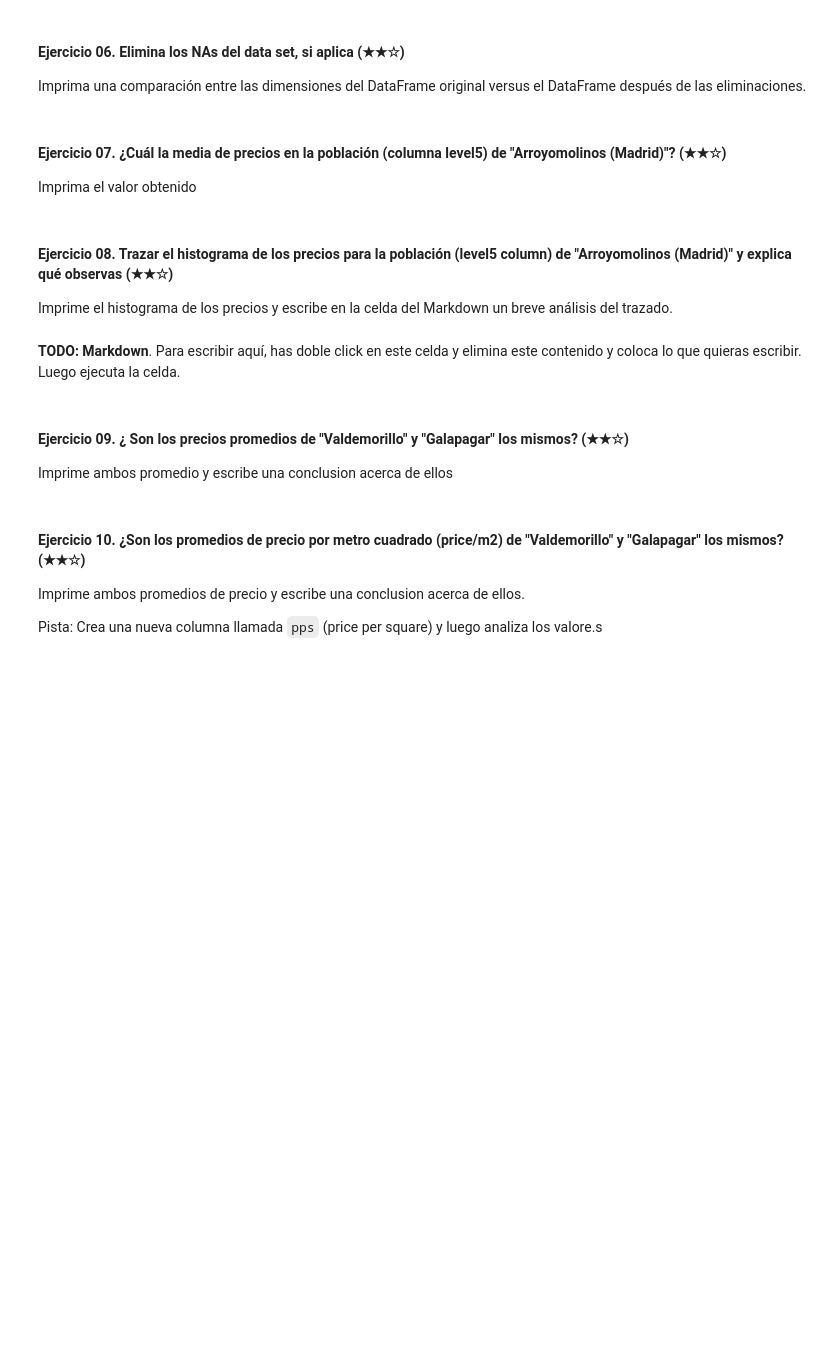
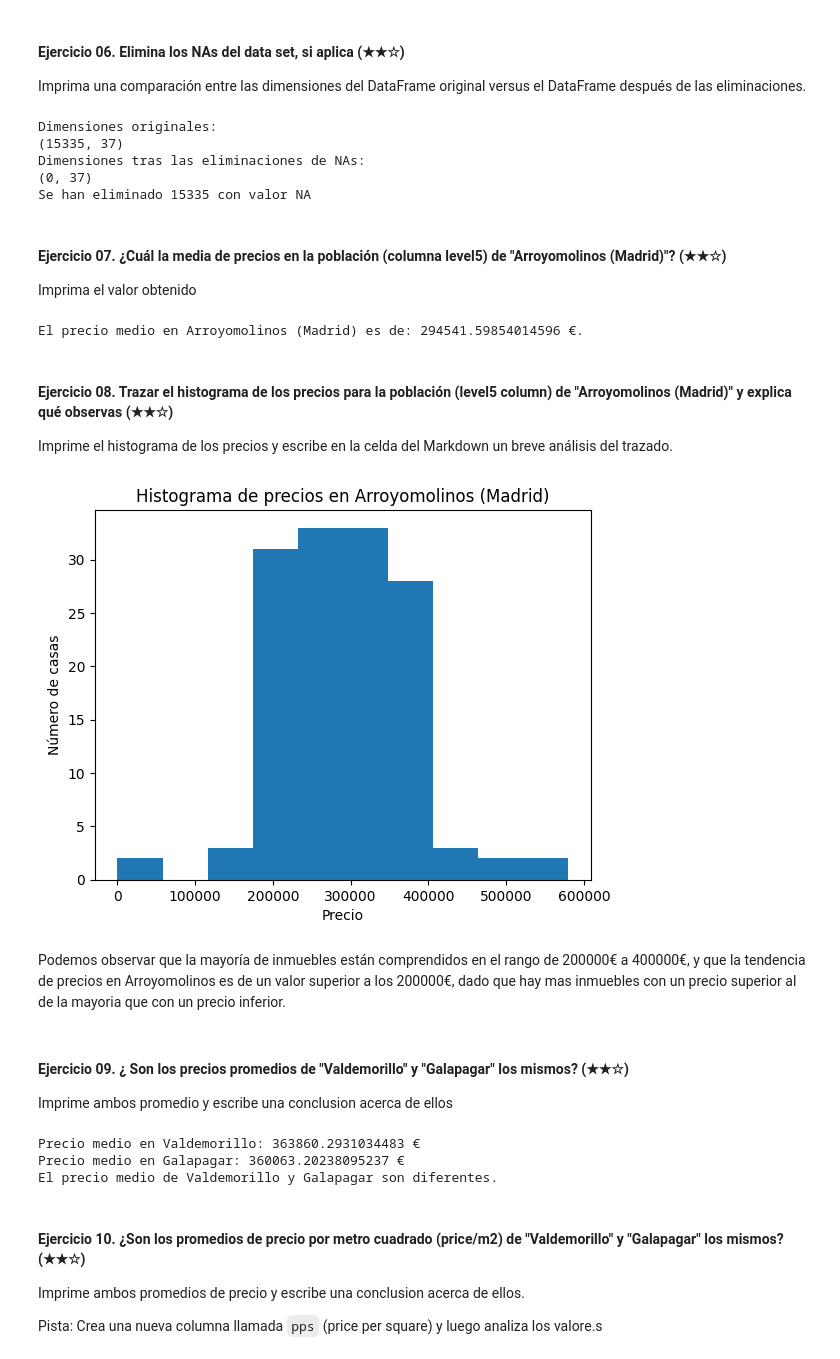
Before and after one commit to Xingha0/realestate-datacleanup-exercise, a Jupyter notebook: project.es.ipynb, the cells around one changed output. Saved outputs shown, nothing was run; the diff lists cells and outputs as text; code cells hidden in the pictures; blank space fills up the shorter version.

```diff
--- a/project.es.ipynb
+++ b/project.es.ipynb
@@ -81,27 +150,78 @@ Imprima un booleano (`true` o `fase`) seguido de la fila/columna que contiene el
 
 Imprima una comparación entre las dimensiones del DataFrame original versus el DataFrame después de las eliminaciones.
 # %%
-# TODO
+# Antes de borrar NAs, necesitamos el dato original
+originaldim_ds = ds.shape
+print("Dimensiones originales:")
+print(originaldim_ds)
+
+# Eliminamos NAs
+nona_ds = ds.dropna()
+
+# Obtenemos el dato tras las eliminaciones
+nonadim_ds = nona_ds.shape
+print("Dimensiones tras las eliminaciones de NAs:")
+print(nonadim_ds)
+
+# Comparamos resultados
+comp_nadeleted = originaldim_ds[0] - nonadim_ds[0]
+print("Se han eliminado", comp_nadeleted, "con valor NA"  )
+# %% [output]
+Dimensiones originales:
+(15335, 37)
+Dimensiones tras las eliminaciones de NAs:
+(0, 37)
+Se han eliminado 15335 con valor NA
 # %% [markdown]
 #### Ejercicio 07. ¿Cuál la media de precios en la población (columna level5) de "Arroyomolinos (Madrid)"? (★★☆)
 
 Imprima el valor obtenido
 # %%
-# TODO
+#
+arroyomolinos_lvl5 = ds[ds["level5"] == "Arroyomolinos (Madrid)"]
+arroyomolinos_lvl5_med = arroyomolinos_lvl5["price"].mean()
+print("El precio medio en Arroyomolinos (Madrid) es de:", arroyomolinos_lvl5_med,"€.")
+# %% [output]
+El precio medio en Arroyomolinos (Madrid) es de: 294541.59854014596 €.
 # %% [markdown]
 #### Ejercicio 08. Trazar el histograma de los precios para la población (level5 column) de "Arroyomolinos (Madrid)" y explica qué observas (★★☆)
 
 Imprime el histograma de los precios y escribe en la celda del Markdown un breve análisis del trazado.
 # %%
-# TODO: Code
+#
+arroyomolinos_precio = arroyomolinos_lvl5["price"]
+
+plt.title("Histograma de precios en Arroyomolinos (Madrid)")
+plt.hist(arroyomolinos_precio)
+plt.xlabel("Precio")
+plt.ylabel("Número de casas")
+plt.show()
+# %% [output]
+[figure, added]
 # %% [markdown]
-**TODO: Markdown**. Para escribir aquí, has doble click en este celda y elimina este contenido y coloca lo que quieras escribir. Luego ejecuta la celda.
+Podemos observar que la mayoría de inmuebles están comprendidos en el rango de 200000€ a 400000€, y que la tendencia de precios en Arroyomolinos es de un valor superior a los 200000€, dado que hay mas inmuebles con un precio superior al de la mayoria que con un precio inferior.
 # %% [markdown]
 #### Ejercicio 09. ¿ Son los precios promedios de "Valdemorillo" y "Galapagar" los mismos? (★★☆)
 
 Imprime ambos promedio y escribe una conclusion acerca de ellos
 # %%
-# TODO
+#
+valdemorillo_ds = ds[ds['level5'] == 'Valdemorillo']
+galapagar_ds = ds[ds['level5'] == 'Galapagar']
+valdemorillo_precio_med = valdemorillo_ds['price'].mean()
+galapagar_precio_med = galapagar_ds['price'].mean()
+
+print("Precio medio en Valdemorillo:", valdemorillo_precio_med, "€")
+print("Precio medio en Galapagar:", galapagar_precio_med, "€")
+
+if valdemorillo_precio_med == galapagar_precio_med:
+    print("El precio medio de Valdemorillo y Galapagar son iguales.")
+else:
+    print("El precio medio de Valdemorillo y Galapagar son diferentes.")
+# %% [output]
+Precio medio en Valdemorillo: 363860.2931034483 €
+Precio medio en Galapagar: 360063.20238095237 €
+El precio medio de Valdemorillo y Galapagar son diferentes.
 # %% [markdown]
 #### Ejercicio 10. ¿Son los promedios de precio por metro cuadrado (price/m2) de "Valdemorillo" y "Galapagar" los mismos? (★★☆)
 
```
Also changed, not shown: parts of 16 cells of this notebook.
